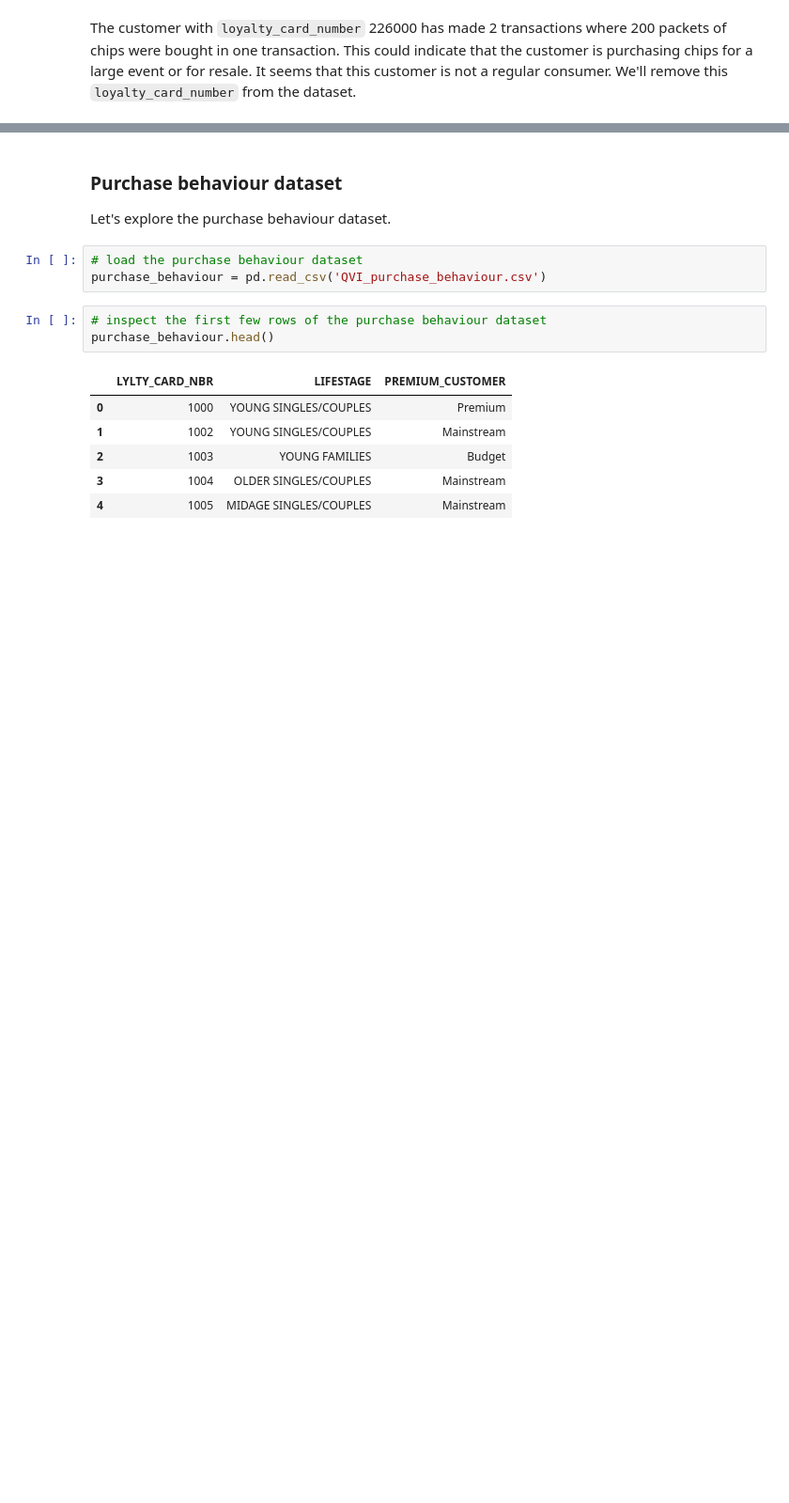
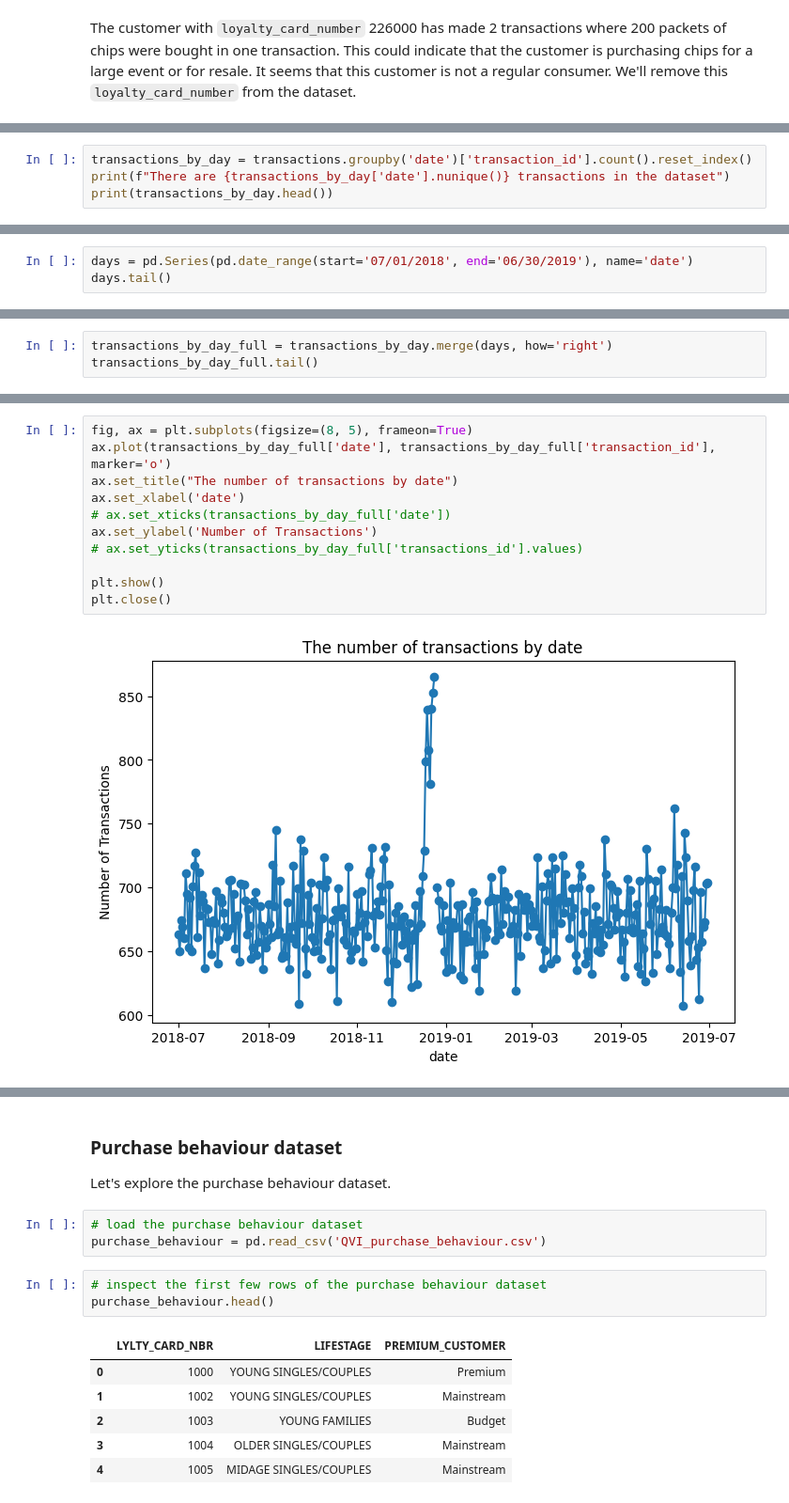
Before and after one commit to 7086600/quantium_project, a Jupyter notebook: quantium.ipynb, the cells around one changed output, grey strips where cells are left out. Shown at 94% size. Cells and saved outputs as stored; diff of their text form; blank space fills up the shorter version.

Commit message:
searching for missing data; day without transaction

```diff
--- a/quantium.ipynb
+++ b/quantium.ipynb
@@ -394,0 +387,4 @@ plt.show()
+# %%
+transactions_by_day = transactions.groupby('date')['transaction_id'].count().reset_index()
+print(f"There are {transactions_by_day['date'].nunique()} transactions in the dataset")
+print(transactions_by_day.head())
@@ -394,0 +403,3 @@ plt.show()
+# %%
+days = pd.Series(pd.date_range(start='07/01/2018', end='06/30/2019'), name='date')
+days.tail()
@@ -394,0 +413,3 @@ plt.show()
+# %%
+transactions_by_day_full = transactions_by_day.merge(days, how='right')
+transactions_by_day_full.tail()
@@ -394,0 +423,13 @@ plt.show()
+# %%
+fig, ax = plt.subplots(figsize=(8, 5), frameon=True)
+ax.plot(transactions_by_day_full['date'], transactions_by_day_full['transaction_id'], marker='o')
+ax.set_title("The number of transactions by date")
+ax.set_xlabel('date')
+# ax.set_xticks(transactions_by_day_full['date'])
+ax.set_ylabel('Number of Transactions')
+# ax.set_yticks(transactions_by_day_full['transactions_id'].values)
+
+plt.show()
+plt.close()
+# %% [output]
+[figure, added]
```
Also changed, not shown: parts of 13 cells of this notebook.
